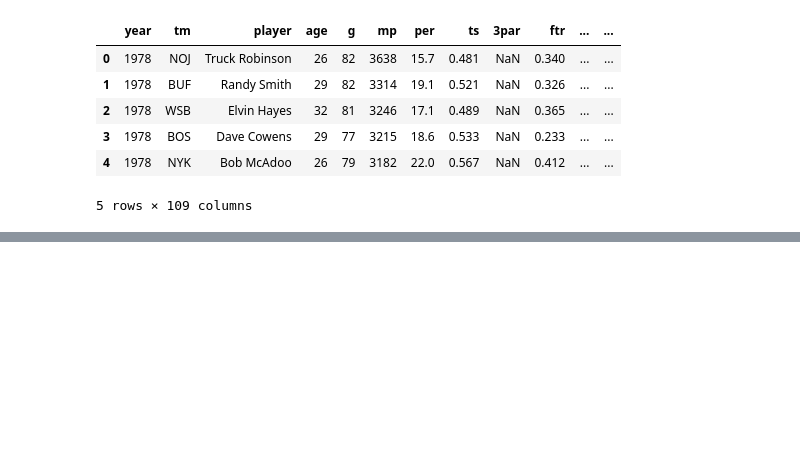
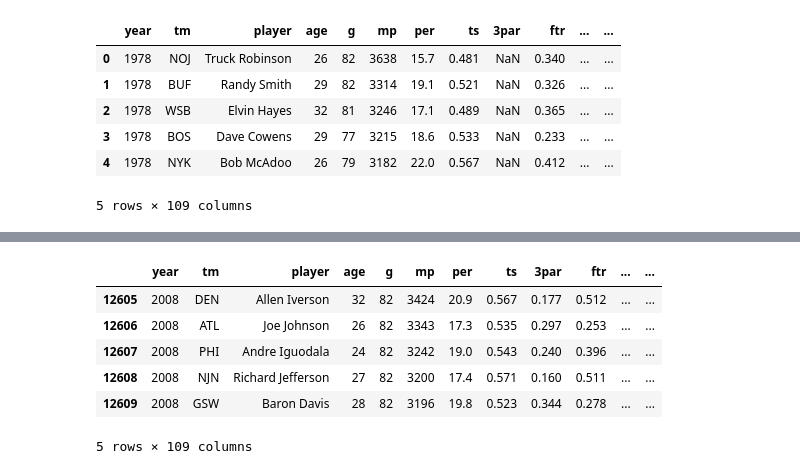
Before and after one commit to q0w9e8r7t6y5/springboard_DS, a Jupyter notebook: capstone1_nba_salary/capstone1_sishir.ipynb, the cells around one changed output, grey strips where cells are left out. Drawn from its saved outputs; the diff is of its cells as text; code cells hidden in the pictures; blank space fills up the shorter version.

```diff
--- a/capstone1_nba_salary/capstone1_sishir.ipynb
+++ b/capstone1_nba_salary/capstone1_sishir.ipynb
@@ -38,0 +112,12 @@ advanced_df.head()
+# %%
+advanced_df = advanced_df[advanced_df['year'] >= 2008]
+
+advanced_df.head()
+# %% [output]
+|  | year | tm | player | age | g | mp | per | ts | 3par | ftr | ... | ... |
+| 12605 | 2008 | DEN | Allen Iverson | 32 | 82 | 3424 | 20.9 | 0.567 | 0.177 | 0.512 | ... | ... |
+| 12606 | 2008 | ATL | Joe Johnson | 26 | 82 | 3343 | 17.3 | 0.535 | 0.297 | 0.253 | ... | ... |
+| 12607 | 2008 | PHI | Andre Iguodala | 24 | 82 | 3242 | 19.0 | 0.543 | 0.240 | 0.396 | ... | ... |
+| 12608 | 2008 | NJN | Richard Jefferson | 27 | 82 | 3200 | 17.4 | 0.571 | 0.160 | 0.511 | ... | ... |
+| 12609 | 2008 | GSW | Baron Davis | 28 | 82 | 3196 | 19.8 | 0.523 | 0.344 | 0.278 | ... | ... |
+5 rows × 109 columns
```
Also changed, not shown: parts of 12 cells of this notebook.
